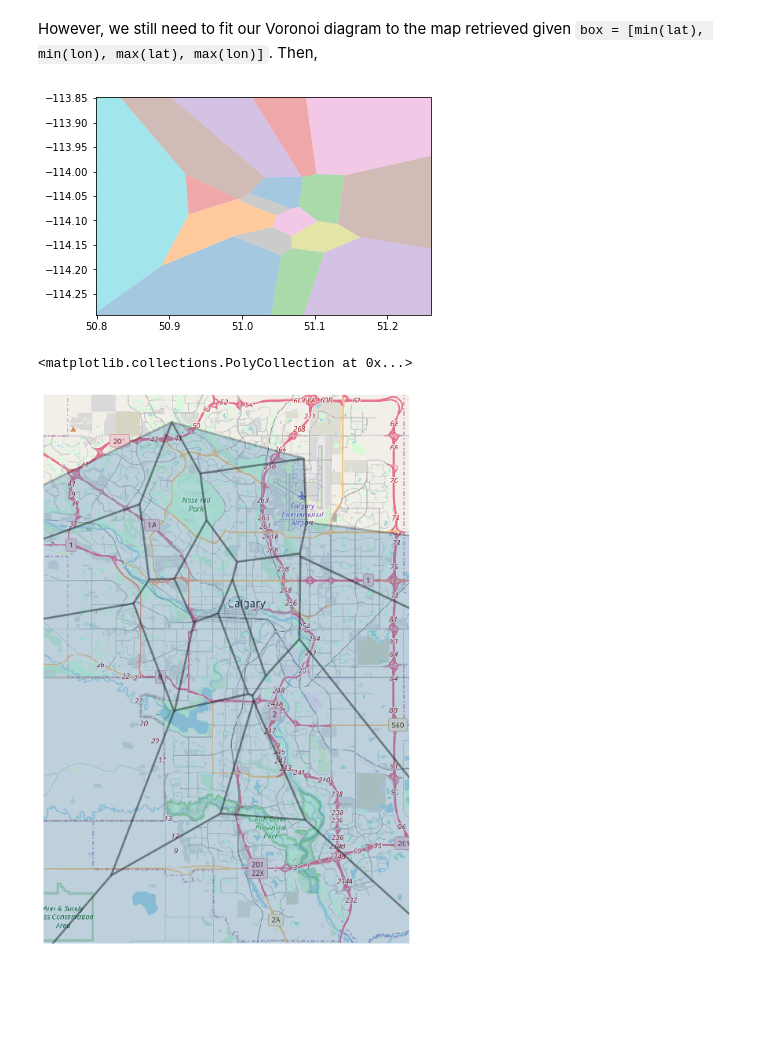
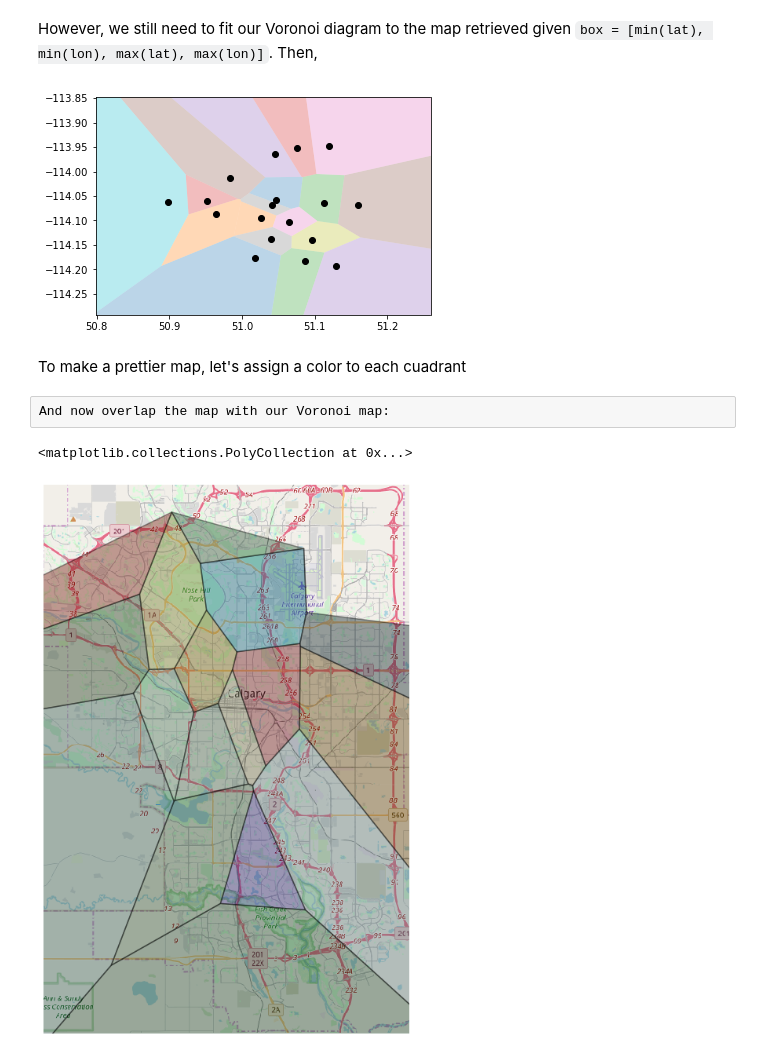
Before and after one commit to ebojeda/trial, a Jupyter notebook: voroni_maps_public_libraries/map_YYClibraries.ipynb, the cells around one changed output. Cells and saved outputs as stored; diff of their text form; code cells hidden in the pictures; blank space fills up the shorter version.

Commit message:
Color Map added.

```diff
--- a/voroni_maps_public_libraries/map_YYClibraries.ipynb
+++ b/voroni_maps_public_libraries/map_YYClibraries.ipynb
@@ -165,6 +145,6 @@ print(box)
 
 Given the boundaries, now we use smopy to visualize the map of Calgary:
 # %%
-m = smopy.Map(box, z=11)
+m = smopy.Map(box, z=12)
 m.show_ipython()
 # %% [output]
@@ -274,31 +255,38 @@ regions, vertices = voronoi_finite_polygons_2d(vor)
 # Color Map
 for region in regions:
     polygon = vertices[region]
-    plt.fill(*zip(*polygon), alpha=0.4)
+    plt.fill(*zip(*polygon), alpha=0.3)
 
 # Plot
-plt.plot(points[:,0], points[:,1], 'ko')
+
+plt.plot(new_loc[:,0], new_loc[:,1], 'ko')
 plt.xlim(vor.min_bound[0] - 0.1, vor.max_bound[0] + 0.1)
 plt.ylim(vor.min_bound[1] - 0.1, vor.max_bound[1] + 0.1)
 
+
+
 plt.show()
 # %% [output]
-[figure, old version]
+[figure, new version]
 # %%
 regions, vertices = voronoi_finite_polygons_2d(vor)
 # %%
-faces = [m.to_pixels(vertices[region]) for region in regions]
+cells = [m.to_pixels(vertices[region]) for region in regions]
+# %% [markdown]
+To make a prettier map, let's assign a color to each cuadrant
 # %%
-cmap = plt.cm.Pastel1
-cuadrants = 7
+cmap = plt.cm.Set3
+cuadrants = len(lon)
 
+colors_cuadrants = cmap( np.linspace(0, 1., cuadrants))[:, :3]
 
-colors_by_face = cmap( np.linspace(0, 1, cuadrants))[:,3]
-
-colors = .25 * np.ones((len(address)+1, 3))
+colors = .5 * np.random.rand(len(lon),3)
+# %% [raw]
+And now overlap the map with our Voronoi map:
 # %%
 ax = m.show_mpl(figsize=(10,10))
-ax.add_collection( mpl.collections.PolyCollection(faces, edgecolors='k', alpha=0.25, linewidth=2.5))
+
+ax.add_collection( mpl.collections.PolyCollection(cells, facecolors = colors, edgecolors='k', alpha=0.4, linewidth=1.5))
 # %% [output]
 <matplotlib.collections.PolyCollection at 0x...>
-[figure, old version]
+[figure, new version]
```
Also changed, not shown: parts of 4 cells of this notebook.
